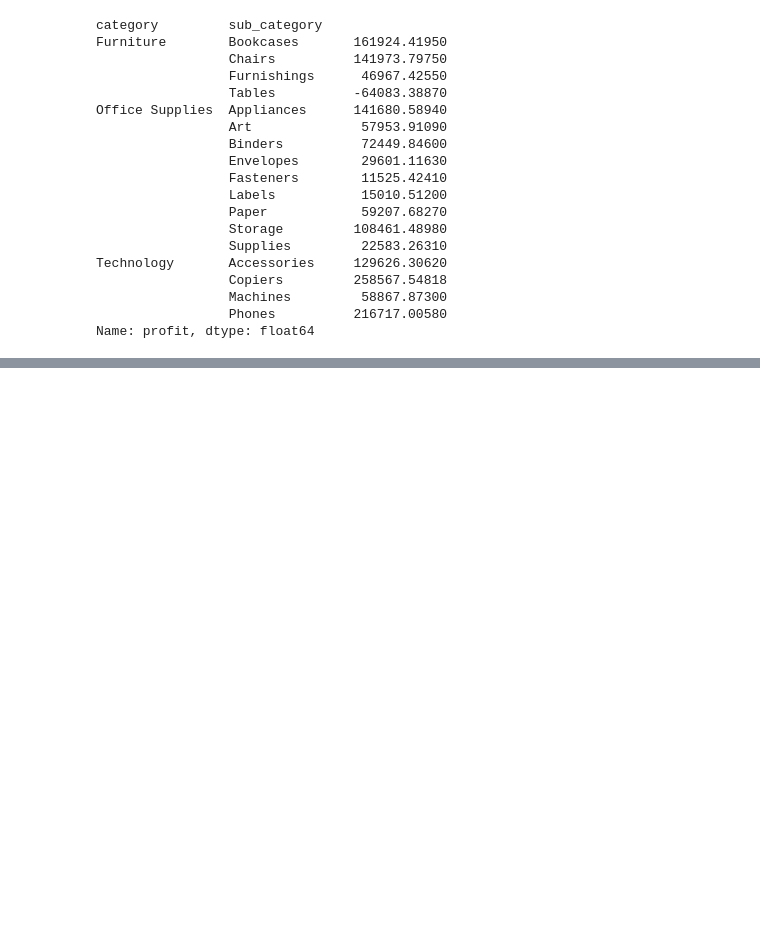
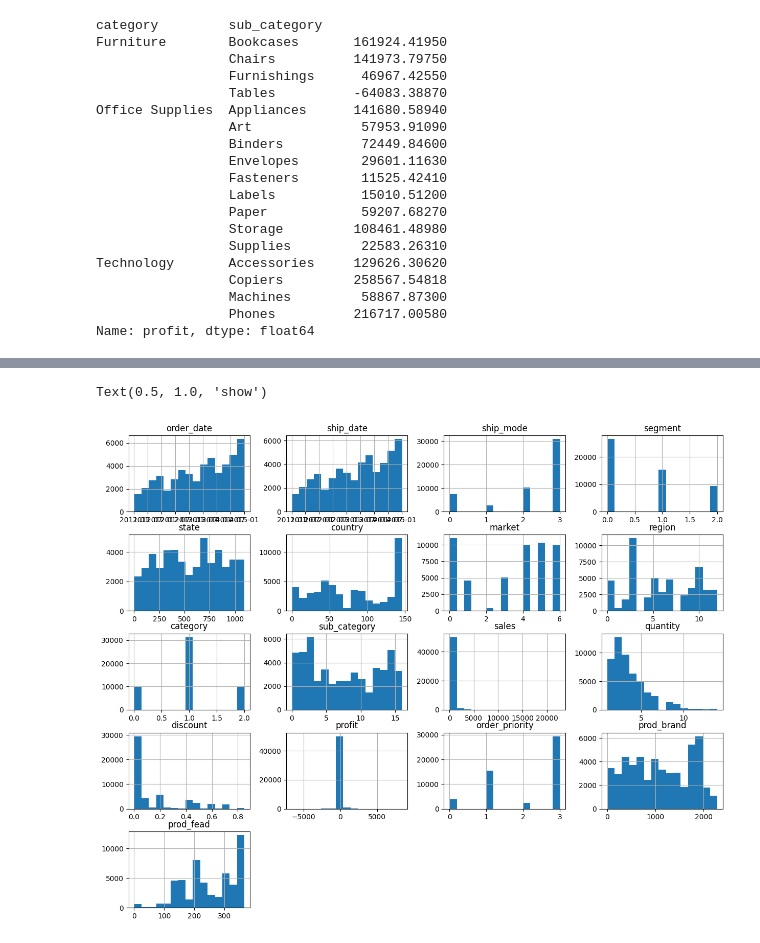
Before and after one commit to markus-bcit/term4, a Jupyter notebook: ACIT-4880-Introduction-to-Data-Analytics/week4/Lab-3-Lecture.ipynb, the cells around one changed output, grey strips where cells are left out. Drawn from its saved outputs; the diff is of its cells as text; code cells hidden in the pictures; blank space fills up the shorter version.

```diff
--- a/ACIT-4880-Introduction-to-Data-Analytics/week4/Lab-3-Lecture.ipynb
+++ b/ACIT-4880-Introduction-to-Data-Analytics/week4/Lab-3-Lecture.ipynb
@@ -304,0 +302,3 @@ Name: profit, dtype: float64
+# %%
+df[['prod_brand', 'prod_fead']] = df['product_name'].str.split(pat = ', ', n=1, expand = True)
+df
@@ -304,0 +400,7 @@ Name: profit, dtype: float64
+# %%
+x = clean_df.drop('shipping_cost',axis=1)
+# %%
+x.hist(figsize=(15,12),bins=15)
+# %% [output]
+Text(0.5, 1.0, 'show')
+[figure, added]
```
Also changed, not shown: parts of 13 cells of this notebook, 5 other files.
